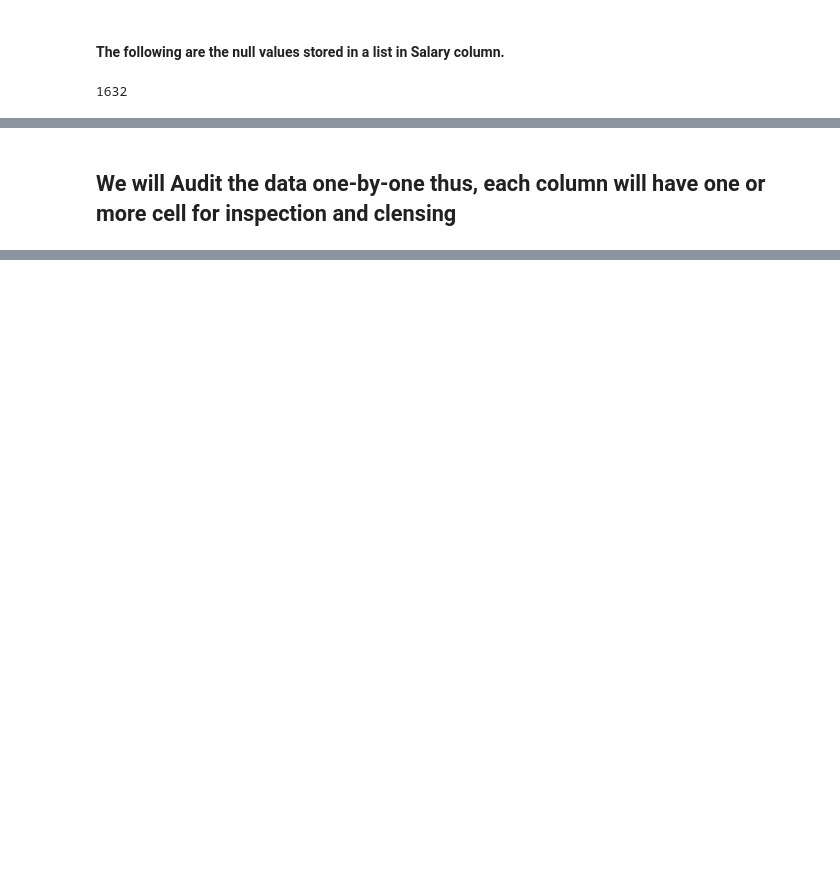
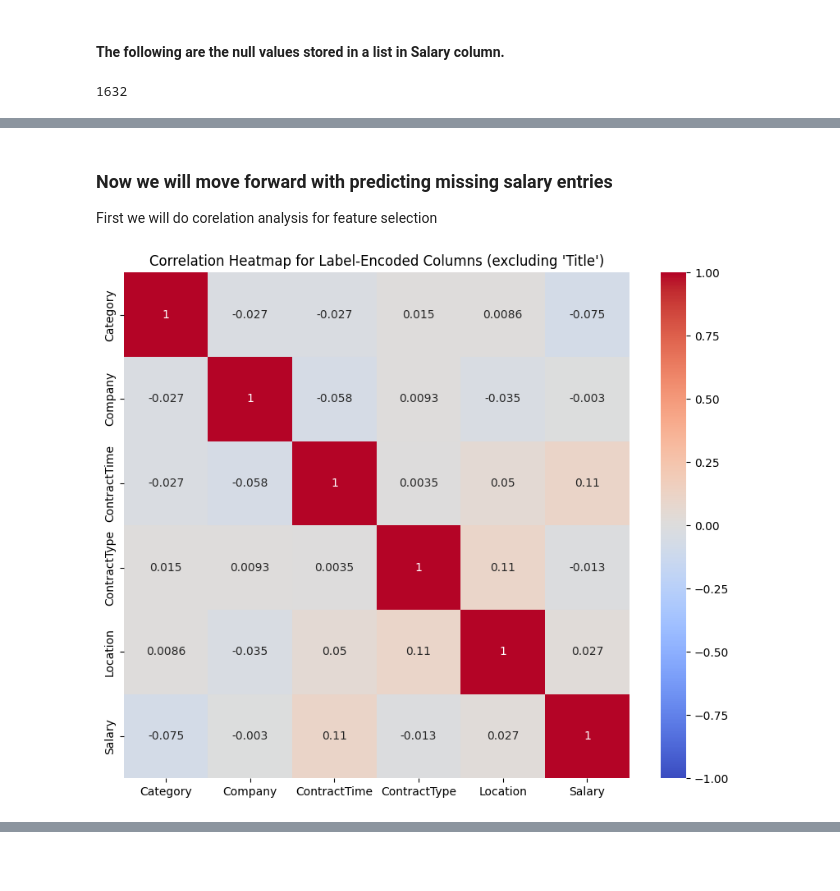
Before and after one commit to ayushpatel2002/Data-cleansing-and-modelling, a Jupyter notebook: s3891013_task1_2.ipynb, the cells around one changed output, grey strips where cells are left out. Drawn from its saved outputs; the diff is of its cells as text; code cells hidden in the pictures; blank space fills up the shorter version.

```diff
--- a/s3891013_task1_2.ipynb
+++ b/s3891013_task1_2.ipynb
@@ -306,3 +289,0 @@ df[df['Company'].isna() == True]
-# %%
-# Replace NaN values with "Non-specified"
-df['Company'].fillna('Non-specified', inplace=True)
@@ -308,0 +332,3 @@ df['Company'].fillna('Non-specified', inplace=True)
+# %%
+df.loc[df['Company'] == 'N/A', 'Company'] = 'Non-specified'
+df['Company'].value_counts()
@@ -380,7 +420,10 @@ df['CloseDate'] = pd.to_datetime(df['CloseDate'], errors='coerce').dt.strftime('
 # %%
 invalid_open_dates = df[df['OpenDate'] == 'NaT']
 invalid_close_dates = df[df['CloseDate'] == 'NaT']
-
+df['OpenDate'] = pd.to_datetime(df['OpenDate'])
+df['CloseDate'] = pd.to_datetime(df['CloseDate'])
 invalid_open_count = len(invalid_open_dates)
 invalid_close_count = len(invalid_close_dates)
+print('OpenDate datatype: ', df['OpenDate'].dtype)
+print('CloseDate datatype: ', df['CloseDate'].dtype)
 # %% [output]
@@ -409,0 +434,8 @@ array(['london', 'hertfordshire', 'birmingham', 'the city', 'shropshire',
+# %%
+# Stripping spaces from the 'source' column
+df['SourceName'] = df['SourceName'].str.strip()
+df['SourceName'] = df['SourceName'].fillna('non-specified')
+
+# Identifying the indexes of non-specified entries again after filling NaN values
+faultySourceName = df[df['SourceName'] == 'non-specified'].index.tolist()
+faultySourceName
@@ -515,2 +558,25 @@ df.head(5)
-# %% [markdown]
-## We will Audit the data one-by-one thus, each column will have one or more cell for inspection and clensing
+# %% [markdown]
+<h3>Now we will move forward with predicting missing salary entries</h3>
+First we will do corelation analysis for feature selection
+# %%
+# Compute the correlation with the Salary column
+# Specify columns to consider, excluding 'Title', 'Id', 'OpenDate', 'CloseDate', 'SourceName', and 'Unnamed: 0'
+ColumnsToConsider = df.columns.difference(['Title', 'Id', 'OpenDate', 'CloseDate', 'SourceName', 'Unnamed: 0'])
+
+# Apply label encoding to the specified columns
+new_df = df.copy()
+for column in ColumnsToConsider:
+    if new_df[column].dtype == 'object':
+        le = LabelEncoder()
+        new_df[column] = le.fit_transform(new_df[column])
+
+# Compute the correlation matrix
+correlation_matrix_without_title = new_df[ColumnsToConsider].corr()
+
+# Plot the heatmap
+plt.figure(figsize=(10, 8))
+sns.heatmap(correlation_matrix_without_title, annot=True, cmap="coolwarm", vmin=-1, vmax=1, square=True)
+plt.title("Correlation Heatmap for Label-Encoded Columns (excluding 'Title')")
+plt.show()
+# %% [output]
+[figure, added]
```
Also changed, not shown: parts of 21 cells of this notebook, 2 other files.
